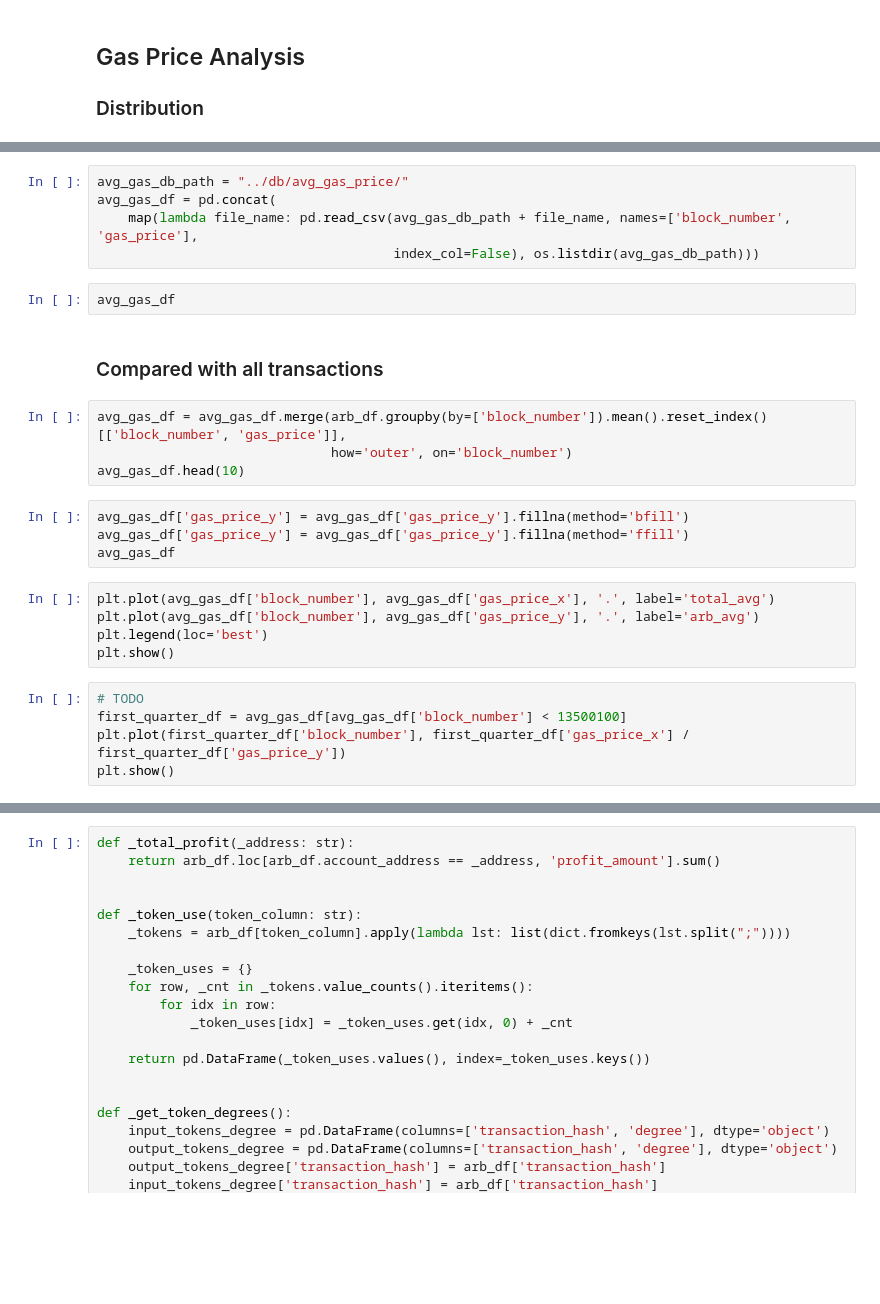
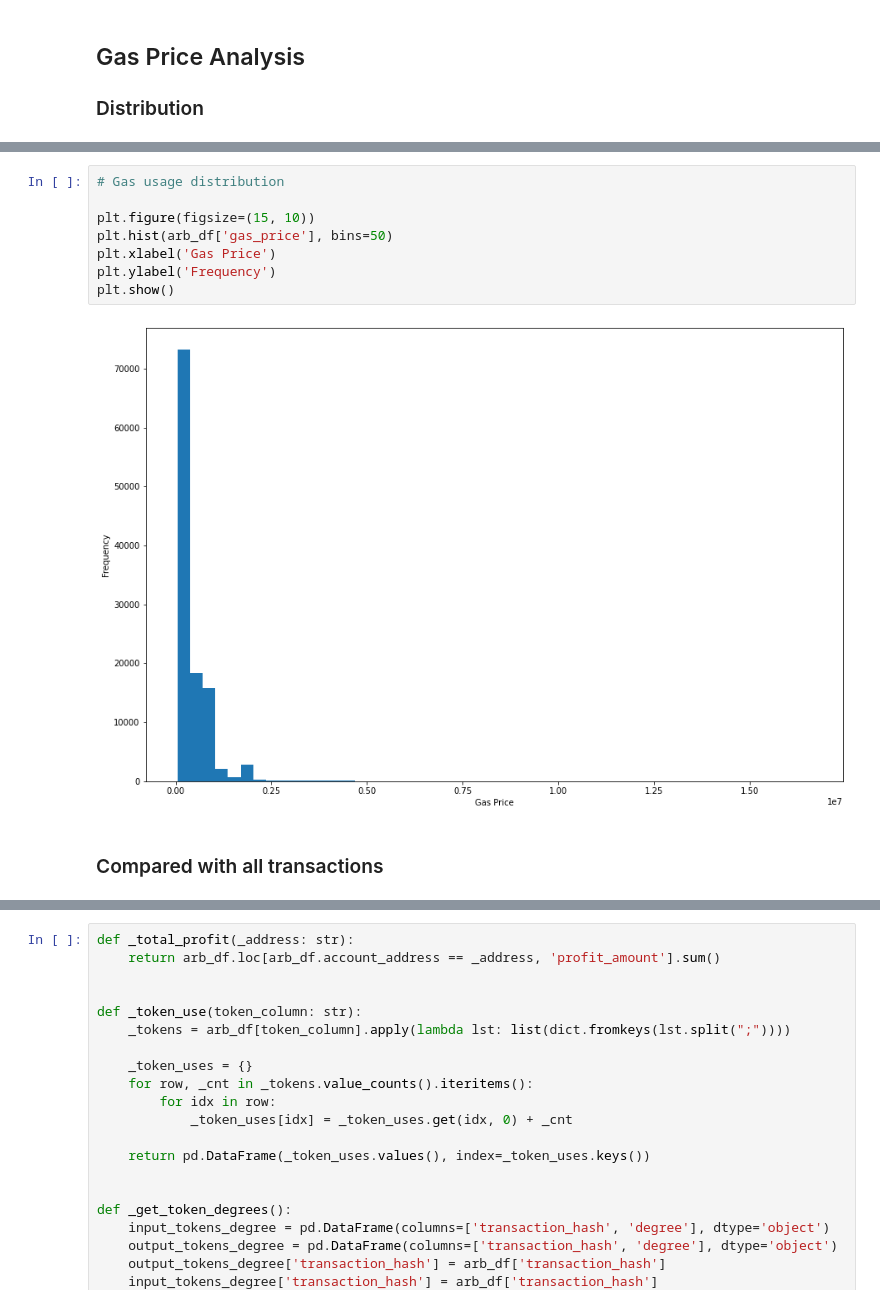
Before and after one commit to noushkia/mev-analysis, a Jupyter notebook: arbitrage_analysis.ipynb, the cells around one changed output, grey strips where cells are left out. Drawn from its saved outputs; the diff is of its cells as text; blank space fills up the shorter version.

```diff
--- a/arbitrage_analysis.ipynb
+++ b/arbitrage_analysis.ipynb
@@ -232,27 +186,12 @@ Compare average gas price for arbitrage transactions in each block with the tota
-# %%
-avg_gas_db_path = "../db/avg_gas_price/"
-avg_gas_df = pd.concat(
-    map(lambda file_name: pd.read_csv(avg_gas_db_path + file_name, names=['block_number', 'gas_price'],
-                                      index_col=False), os.listdir(avg_gas_db_path)))
-# %%
-avg_gas_df
+# %%
+# Gas usage distribution
+
+plt.figure(figsize=(15, 10))
+plt.hist(arb_df['gas_price'], bins=50)
+plt.xlabel('Gas Price')
+plt.ylabel('Frequency')
+plt.show()
+# %% [output]
+[figure, added]
 # %% [markdown]
 ### Compared with all transactions
-# %%
-avg_gas_df = avg_gas_df.merge(arb_df.groupby(by=['block_number']).mean().reset_index()[['block_number', 'gas_price']],
-                              how='outer', on='block_number')
-avg_gas_df.head(10)
-# %%
-avg_gas_df['gas_price_y'] = avg_gas_df['gas_price_y'].fillna(method='bfill')
-avg_gas_df['gas_price_y'] = avg_gas_df['gas_price_y'].fillna(method='ffill')
-avg_gas_df
-# %%
-plt.plot(avg_gas_df['block_number'], avg_gas_df['gas_price_x'], '.', label='total_avg')
-plt.plot(avg_gas_df['block_number'], avg_gas_df['gas_price_y'], '.', label='arb_avg')
-plt.legend(loc='best')
-plt.show()
-# %%
-# TODO
-first_quarter_df = avg_gas_df[avg_gas_df['block_number'] < 13500100]
-plt.plot(first_quarter_df['block_number'], first_quarter_df['gas_price_x'] / first_quarter_df['gas_price_y'])
-plt.show()
```
Also changed, not shown: parts of 64 cells of this notebook, 1 other file.
